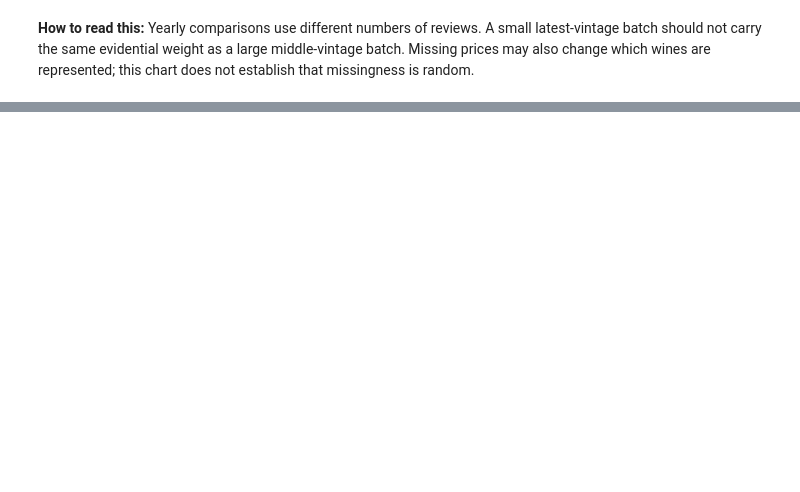
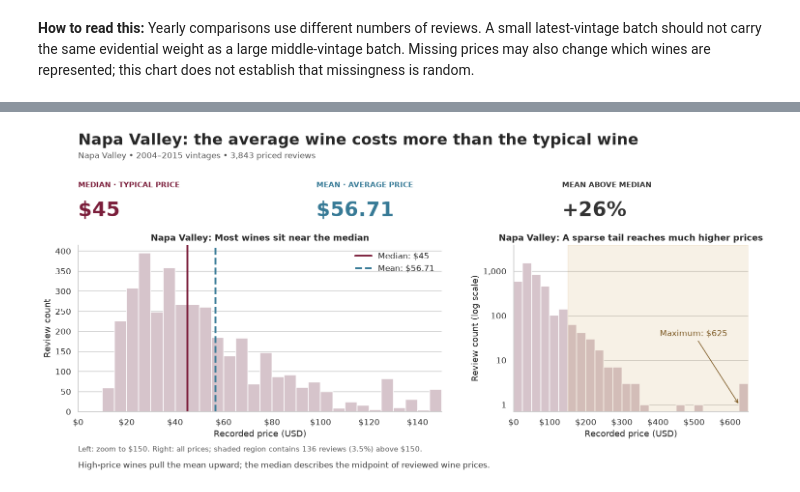
Before and after one commit to dylanhernandez1/DATA4401_Project3, a Jupyter notebook: Price_Kevin.ipynb, the cells around one changed output, grey strips where cells are left out. Cells and saved outputs as stored; diff of their text form; code cells hidden in the pictures; blank space fills up the shorter version.

```diff
--- a/Price_Kevin.ipynb
+++ b/Price_Kevin.ipynb
@@ -748,14 +189,0 @@ Training versus next-vintage error describes the generalization gap. Vocabulary
-# %%
-fig, axes = plt.subplots(1, 3, figsize=(17, 4.5))
-axes[0].plot(expanding.test_vintage, expanding.train_MAE, marker="o", label="Training MAE")
-axes[0].plot(expanding.test_vintage, expanding.MAE, marker="o", label="Next-vintage MAE")
-axes[0].set(ylabel="MAE (USD)", title="Training versus next-vintage error")
-axes[0].legend()
-axes[1].plot(expanding.test_vintage, expanding.vocabulary_size, marker="o", color=BURGUNDY)
-axes[1].set(ylabel="Features", title="Training vocabulary size")
-axes[2].plot(expanding.test_vintage, 100 * expanding.unseen_token_rate, marker="o", color=BLUE)
-axes[2].set(ylabel="Test unigram tokens unseen (%)", title="New-batch language coverage")
-for ax in axes: ax.set_xlabel("Test vintage")
-fig.tight_layout()
-plt.show()
-display(model_terms.loc[model_terms.test_vintage.isin([2005, 2015])].round(3))
@@ -872,0 +194,61 @@ Adding the latest batch reduced next-vintage MAE in 10 of 10 paired comparisons.
+# %%
+# Use the exact vintage window in the takeaway; keep all prices in the statistics.
+story_prices = focus["price"].dropna()
+story_mean, story_median = story_prices.mean(), story_prices.median()
+story_max = story_prices.max()
+story_gap = 100 * (story_mean / story_median - 1)
+story_zoom = 150
+story_tail = story_prices.gt(story_zoom).sum()
+
+with plt.rc_context({"font.family": "DejaVu Sans", "axes.titleweight": "bold", "text.parse_math": False}):
+    fig, (ax_main, ax_tail) = plt.subplots(
+        1, 2, figsize=(14, 6.8), gridspec_kw={"width_ratios": [1.55, 1]}
+    )
+    fig.subplots_adjust(top=.66, bottom=.20, left=.07, right=.97, wspace=.24)
+    fig.suptitle("Napa Valley: the average wine costs more than the typical wine",
+                 x=.07, y=.97, ha="left", fontsize=21, fontweight="bold")
+    fig.text(.07, .90, f"Napa Valley • 2004–2015 vintages • {len(story_prices):,} priced reviews",
+             fontsize=11, color="#555555")
+    for x_pos, label, value, color in [
+        (.07, "MEDIAN · TYPICAL PRICE", f"${story_median:,.0f}", BURGUNDY),
+        (.39, "MEAN · AVERAGE PRICE", f"${story_mean:,.2f}", BLUE),
+        (.72, "MEAN ABOVE MEDIAN", f"+{story_gap:.0f}%", "#333333"),
+    ]:
+        fig.text(x_pos, .82, label, fontsize=10, color=color, fontweight="bold")
+        fig.text(x_pos, .74, value, fontsize=27, color=color, fontweight="bold")
+
+    ax_main.hist(story_prices, bins=np.arange(0, story_zoom + 5, 5),
+                 color="#d6c4cb", edgecolor="white")
+    ax_main.set(xlim=(0, story_zoom), xlabel="Recorded price (USD)", ylabel="Review count",
+                title="Napa Valley: Most wines sit near the median")
+    for value, color, label, style in [
+        (story_median, BURGUNDY, f"Median: ${story_median:,.0f}", "-"),
+        (story_mean, BLUE, f"Mean: ${story_mean:,.2f}", "--"),
+    ]:
+        ax_main.axvline(value, color=color, linewidth=2.5, linestyle=style, label=label)
+    ax_main.legend(frameon=False, loc="upper right")
+
+    full_bins = np.arange(0, np.ceil(story_max / 25) * 25 + 26, 25)
+    ax_tail.hist(story_prices, bins=full_bins, color="#d6c4cb", edgecolor="white")
+    ax_tail.set_yscale("log")
+    ax_tail.set(xlim=(0, full_bins[-1]), ylim=(.7, len(story_prices)),
+                xlabel="Recorded price (USD)", ylabel="Review count (log scale)",
+                title="Napa Valley: A sparse tail reaches much higher prices")
+    ax_tail.axvspan(story_zoom, full_bins[-1], color=GOLD, alpha=.12)
+    ax_tail.annotate(f"Maximum: ${story_max:,.0f}", xy=(story_max, 1),
+                     xytext=(story_max - 220, 35), color="#79551e", fontsize=11,
+                     arrowprops={"arrowstyle": "->", "color": "#79551e"})
+    ax_tail.set_yticks([1, 10, 100, 1000], labels=["1", "10", "100", "1,000"])
+    for ax in (ax_main, ax_tail):
+        ax.xaxis.set_major_formatter(StrMethodFormatter("${x:,.0f}"))
+        ax.grid(axis="x", visible=False)
+        ax.spines[["top", "right"]].set_visible(False)
+    fig.text(.07, .09,
+             f"Left: zoom to $150. Right: all prices; shaded region contains {story_tail:,} reviews "
+             f"({story_tail / len(story_prices):.1%}) above $150.", fontsize=10, color="#555555")
+    fig.text(.07, .045,
+             "High-price wines pull the mean upward; the median describes the midpoint of reviewed wine prices.",
+             fontsize=11, color="#333333")
+    plt.show()
+# %% [output]
+[figure, added]
```
Also changed, not shown: parts of 51 cells of this notebook.
